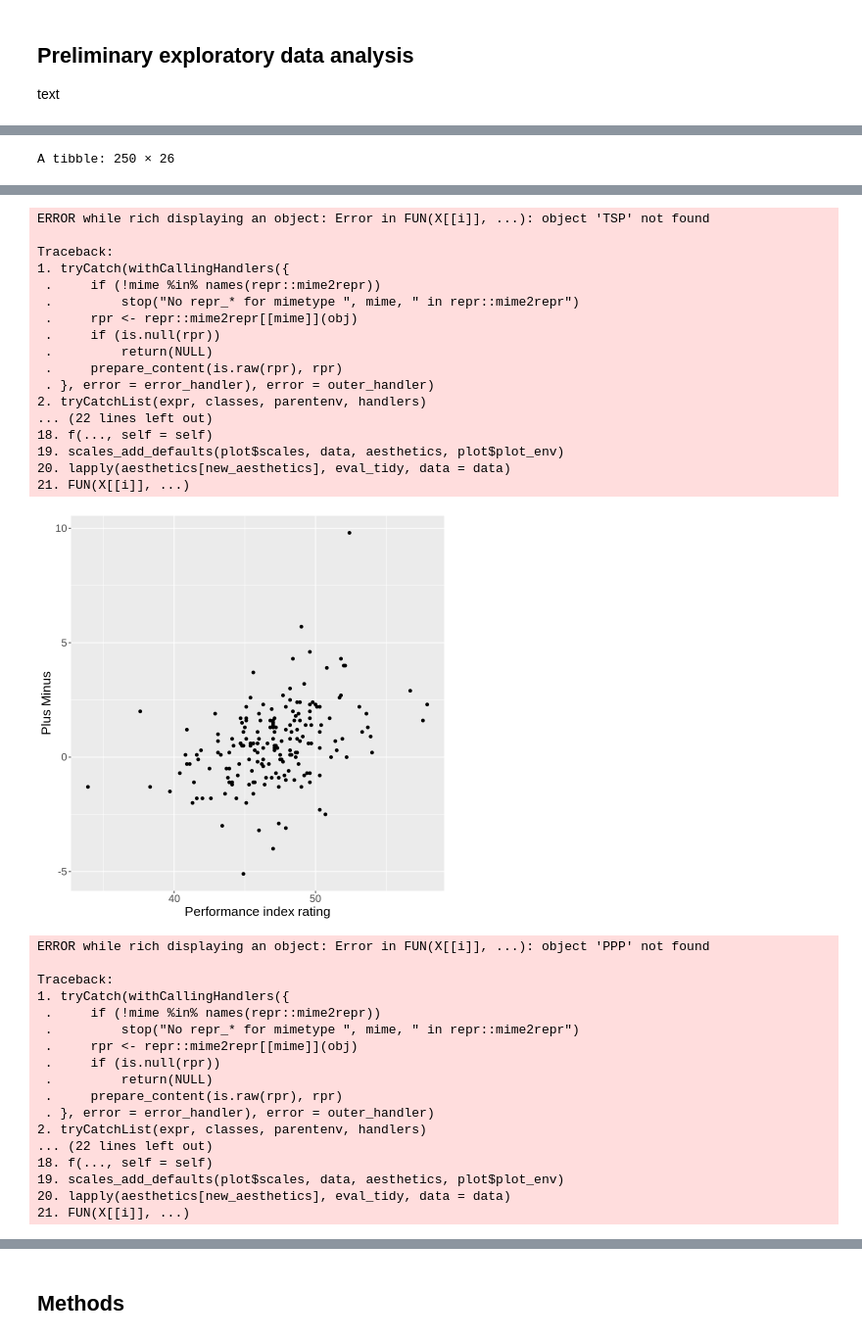
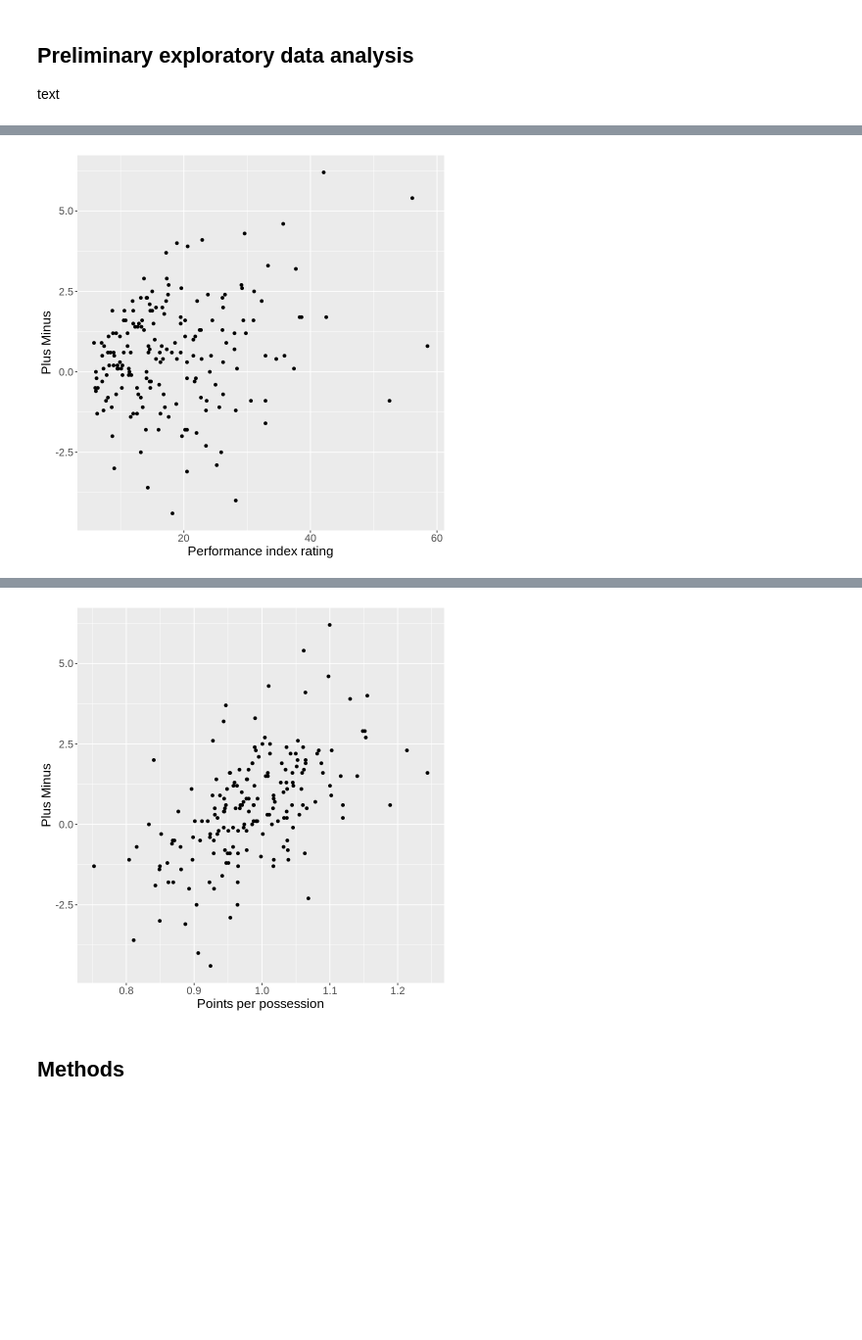
Before and after one commit to JerryQi77/DSCI_Group-Project, a Jupyter notebook: Group Proposal.ipynb, the cells around one changed output, grey strips where cells are left out. Shown: that part at 98% size. Cells and saved outputs as stored; diff of their text form; code cells hidden in the pictures; blank space fills up the shorter version.

```diff
--- a/Group Proposal.ipynb
+++ b/Group Proposal.ipynb
@@ -26,6 +52,11 @@ ERROR: Error in open.connection(structure(6L, class = c("curl", "connection"), c
 colnames(lineup_stat)[colnames(lineup_stat) == "+/-"] <- "P_M"
 colnames(lineup_stat)[colnames(lineup_stat) == "FG%"] <- "FGP"
 lineup_stat <- select(lineup_stat, GP:P_M)
+
+lineup_stat <- lineup_stat |>
+                 mutate(PIR = PTS + REB + AST + STL + BLK + PFD + FGM - FGA + FTM - FTA - TOV - BLKA - PF) |>
+                 mutate(TSP = PTS / ((2 * FGA) + (0.88 * FTA))) |>
+                 mutate(PPP = PTS / (FGA + (0.44 * FTA) + TOV))
 
 lineup_split <- initial_split(lineup_stat, prop = 0.75, strata = P_M)
 lineup_train <- training(lineup_split)
@@ -33,27 +64,16 @@ lineup_test <- testing(lineup_split)
 
 pts_plot <- ggplot(lineup_train, aes(x = PTS, y = P_M)) + geom_point() +
             xlab("Points") + ylab("Plus Minus") + theme(text = element_text(size=16))
-pts_plot
 
 fgp_plot <- ggplot(lineup_train, aes(x = FGP, y = P_M)) + geom_point() +
             xlab("Field Goals Percentage") + ylab("Plus Minus") + theme(text = element_text(size=16))
-fgp_plot
 
-lineup_stat <- lineup_stat |>
-                 mutate(PIR = PTS + REB + AST + STL + BLK + PFD + FGM - FGA + FTM - FTA - TOV - BLKA - PF) |>
-                 mutate(TSP = PTS / ((2 * FGA) + (0.88 * FTA))) |>
-                 mutate(PPP = PTS / (FGA + (0.44 * FTA) + TOV))
-lineup_stat
-
-pir_plot <- ggplot(lineup_train, aes(x = FGP, y = P_M)) + geom_point() +
+pir_plot <- ggplot(lineup_train, aes(x = PIR, y = P_M)) + geom_point() +
             xlab("Performance index rating") + ylab("Plus Minus") + theme(text = element_text(size=16))
-pir_plot
 
 tsp_plot <- ggplot(lineup_train, aes(x = TSP, y = P_M)) + geom_point() +
             xlab("True Shooting Percentage") + ylab("Plus Minus") + theme(text = element_text(size=16))
-tsp_plot
 
 tsp_plot <- ggplot(lineup_train, aes(x = PPP, y = P_M)) + geom_point() +
             xlab("Points per possession") + ylab("Plus Minus") + theme(text = element_text(size=16))
-tsp_plot
 # %% [output]
@@ -61 +80,0 @@ tsp_plot
-A tibble: 250 × 26
@@ -81,35 +82 @@ A tibble: 250 × 26
-ERROR while rich displaying an object: Error in FUN(X[[i]], ...): object 'TSP' not found
-
-Traceback:
-1. tryCatch(withCallingHandlers({
- .     if (!mime %in% names(repr::mime2repr))
- .         stop("No repr_* for mimetype ", mime, " in repr::mime2repr")
- .     rpr <- repr::mime2repr[[mime]](obj)
- .     if (is.null(rpr))
- .         return(NULL)
- .     prepare_content(is.raw(rpr), rpr)
- . }, error = error_handler), error = outer_handler)
-2. tryCatchList(expr, classes, parentenv, handlers)
-... (22 lines left out)
-18. f(..., self = self)
-19. scales_add_defaults(plot$scales, data, aesthetics, plot$plot_env)
-20. lapply(aesthetics[new_aesthetics], eval_tidy, data = data)
-21. FUN(X[[i]], ...)
-[figure, old version]
+[figure, new version]
-ERROR while rich displaying an object: Error in FUN(X[[i]], ...): object 'PPP' not found
-
-Traceback:
-1. tryCatch(withCallingHandlers({
- .     if (!mime %in% names(repr::mime2repr))
- .         stop("No repr_* for mimetype ", mime, " in repr::mime2repr")
- .     rpr <- repr::mime2repr[[mime]](obj)
- .     if (is.null(rpr))
- .         return(NULL)
- .     prepare_content(is.raw(rpr), rpr)
- . }, error = error_handler), error = outer_handler)
-2. tryCatchList(expr, classes, parentenv, handlers)
-... (22 lines left out)
-18. f(..., self = self)
-19. scales_add_defaults(plot$scales, data, aesthetics, plot$plot_env)
-20. lapply(aesthetics[new_aesthetics], eval_tidy, data = data)
-21. FUN(X[[i]], ...)
@@ -117,3 +84,4 @@ Traceback:
+[figure, added]
 # %% [markdown]
 ## Methods
 # %% [markdown]
```
Also changed, not shown: parts of 2 cells of this notebook.
